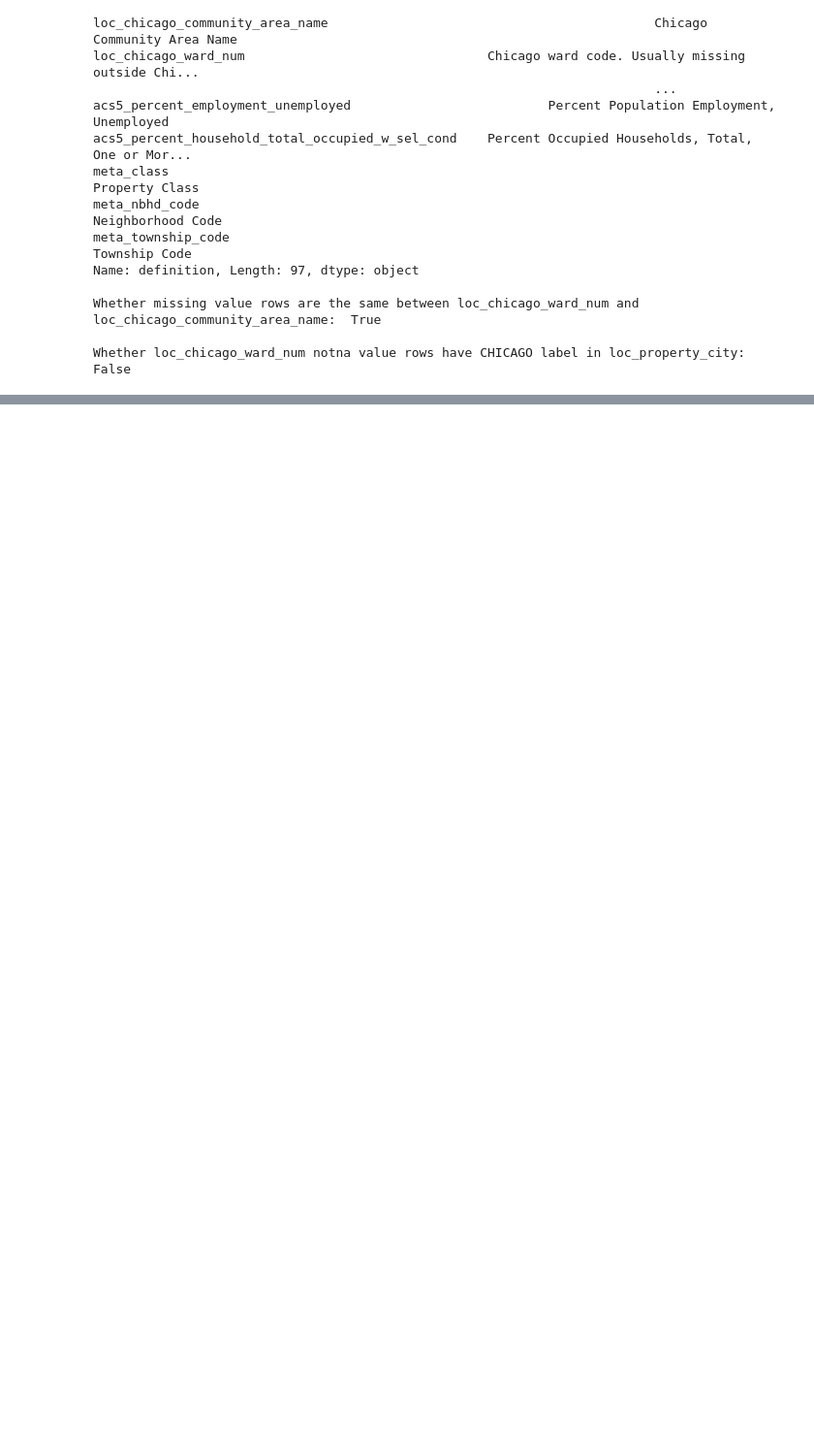
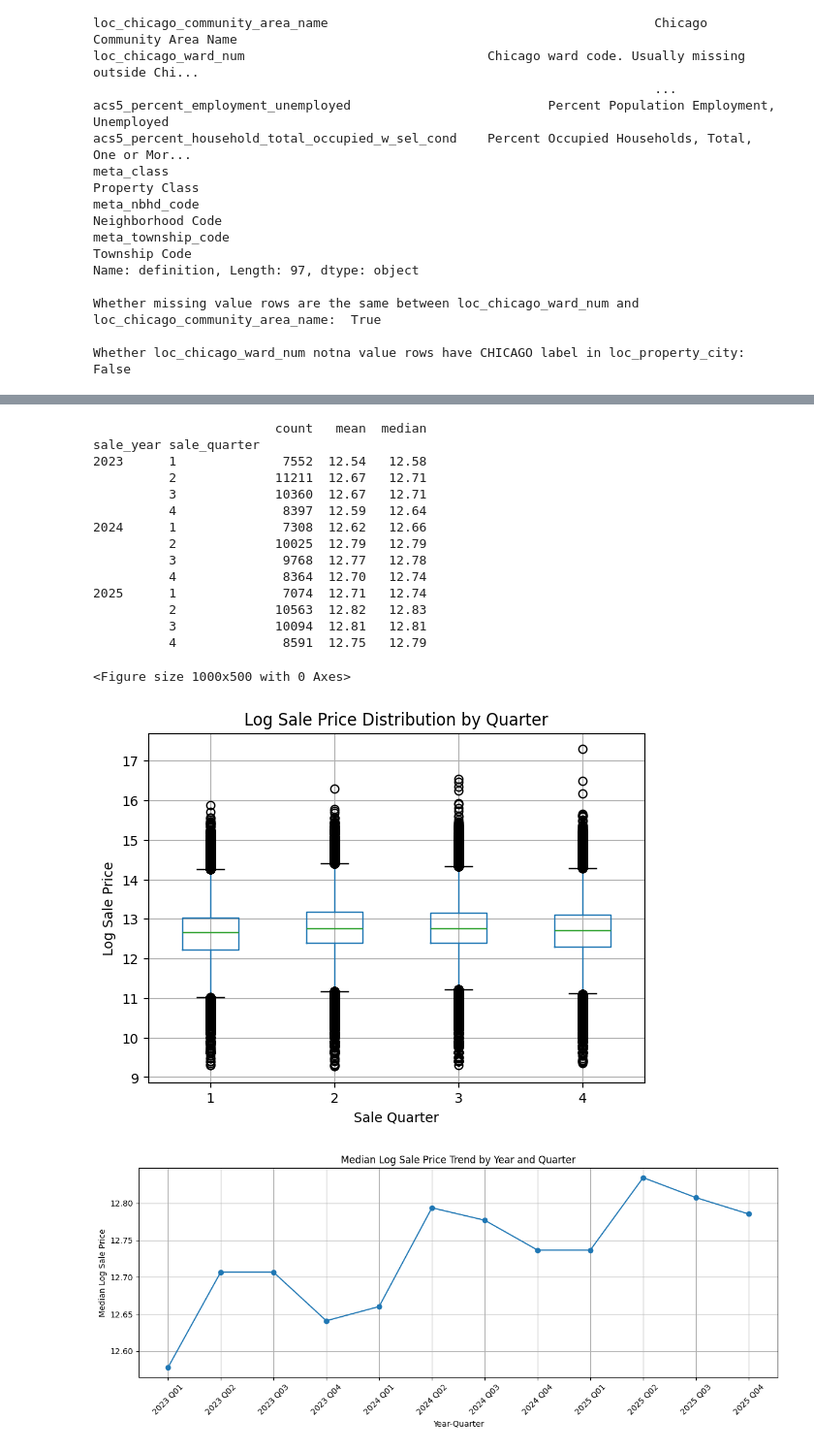
Before and after one commit to Chongchenjiang/QBUS6810-ml, a Jupyter notebook: assignment_6810.ipynb, the cells around one changed output, grey strips where cells are left out. Shown at 97% size. Cells and saved outputs as stored; diff of their text form; code cells hidden in the pictures; blank space fills up the shorter version.

```diff
--- a/assignment_6810.ipynb
+++ b/assignment_6810.ipynb
@@ -351,0 +529,54 @@ property_list["loc_chicago_ward_num"] = Area
+# %%
+quarter_logprice_summary = sales_property.groupby(
+    ['sale_year', 'sale_quarter']
+)['log_sale_price'].agg(
+    count='count',
+    mean='mean',
+    median='median'
+)
+
+print(quarter_logprice_summary.round(2))
+
+plt.figure(figsize=(10, 5))
+
+sales_property.boxplot(
+    column='log_sale_price',
+    by='sale_quarter',
+)
+plt.title('Log Sale Price Distribution by Quarter')
+plt.suptitle('')
+plt.xlabel('Sale Quarter')
+plt.ylabel('Log Sale Price')
+plt.show()
+
+quarter_trend = sales_property.groupby(['sale_year', 'sale_quarter'])['log_sale_price'].median().reset_index()
+
+quarter_trend['year_quarter'] = quarter_trend['sale_year'].astype(str) + ' Q' + quarter_trend['sale_quarter'].astype(str).str.zfill(2)
+
+plt.figure(figsize=(12, 5))
+plt.plot(quarter_trend['year_quarter'], quarter_trend['log_sale_price'], marker='o', linestyle='-')
+plt.xticks(rotation=45)  # 倾斜 X 轴标签防止重叠
+plt.title('Median Log Sale Price Trend by Year and Quarter')
+plt.xlabel('Year-Quarter')
+plt.ylabel('Median Log Sale Price')
+plt.grid(True)
+plt.tight_layout()
+plt.show()
+# %% [output]
+                        count   mean  median
+sale_year sale_quarter
+2023      1              7552  12.54   12.58
+          2             11211  12.67   12.71
+          3             10360  12.67   12.71
+          4              8397  12.59   12.64
+2024      1              7308  12.62   12.66
+          2             10025  12.79   12.79
+          3              9768  12.77   12.78
+          4              8364  12.70   12.74
+2025      1              7074  12.71   12.74
+          2             10563  12.82   12.83
+          3             10094  12.81   12.81
+          4              8591  12.75   12.79
+<Figure size 1000x500 with 0 Axes>
+[figure, added]
+[figure, added]
```
Also changed, not shown: parts of 35 cells of this notebook.
